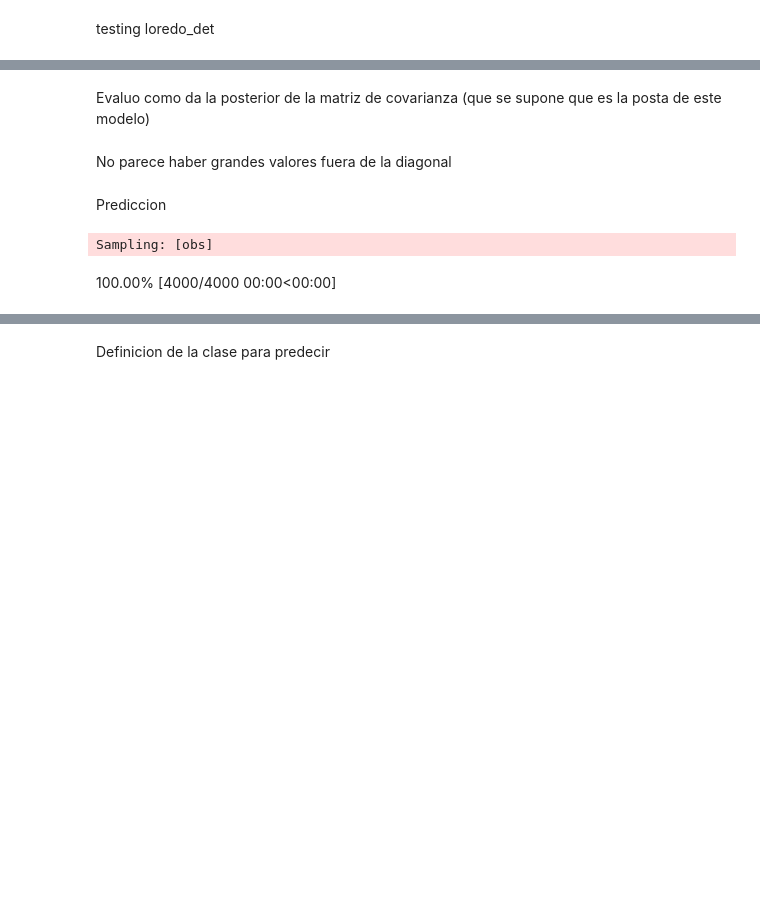
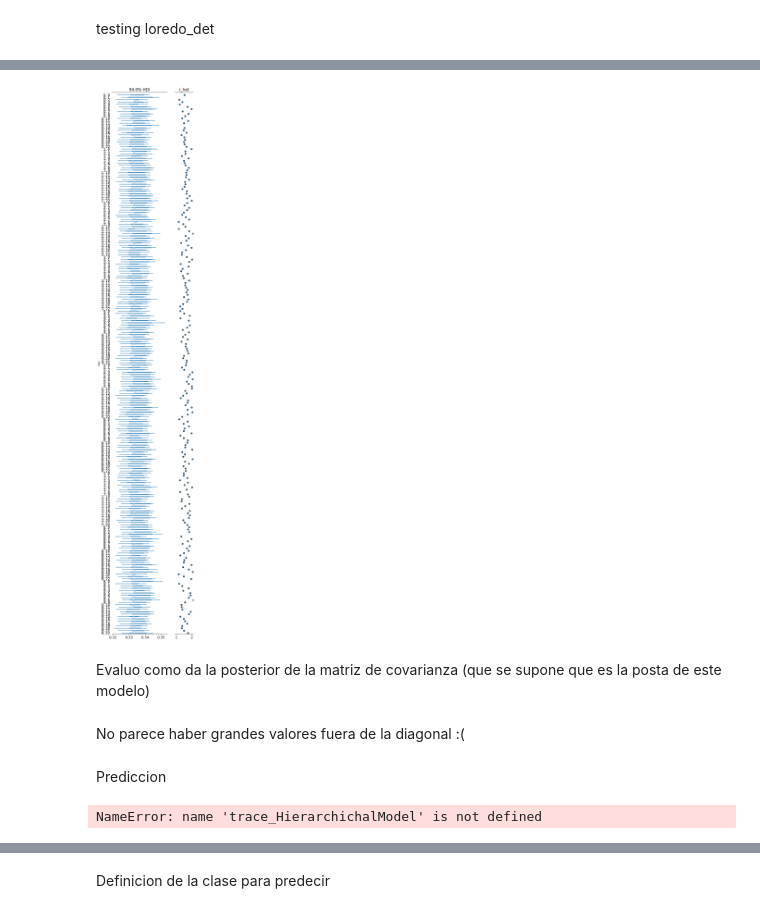
Before and after one commit to verderis/TimeSeries, a Jupyter notebook: loredo_2025 hierarchical.ipynb, the cells around one changed output, grey strips where cells are left out. Saved outputs shown, nothing was run; the diff lists cells and outputs as text; code cells hidden in the pictures; blank space fills up the shorter version.

```diff
--- a/loredo_2025 hierarchical.ipynb
+++ b/loredo_2025 hierarchical.ipynb
@@ -138,4 +133,6 @@ dataSubset.shape
 # %%
-coords = {'timeSeriesTrainlength': np.arange(dataSubset.shape[1]),
-          'pixels': np.arange(dataSubset.shape[0]),
-          'samplesPerYear': np.arange(23)}
+coords = {'timeSeriesTrainlength': np.arange(trainWindowLength),
+          'pixel': np.arange(nPixelsWindow),
+          'samplesPerYear': np.arange(samplesPerYear)}
+t = trainWindowLength
+selPixel = 4
@@ -263,3 +353,15 @@ Initializing NUTS using jitter+adapt_diag...
+# %%
+ax = az.plot_forest(
+    trace_HierarchichalModel,
+    var_names=["mus"],
+    r_hat=True,
+    combined=True,
+    figsize=(6, 40),
+    labeller=az.labels.NoVarLabeller(),
+)
+ax[0].set_ylabel("mus");
+# %% [output]
+[figure, added]
 # %% [markdown]
 Evaluo como da la posterior de la matriz de covarianza (que se supone que es la posta de este modelo)
 # %%
@@ -272,12 +374,11 @@ import plotly.express as px
 fig = px.imshow(cov_trace_mean)
 fig.show()
 # %% [markdown]
-No parece haber grandes valores fuera de la diagonal
+No parece haber grandes valores fuera de la diagonal :(
 # %% [markdown]
 Prediccion
 # %%
-with model:
-    ppc = pm.sample_posterior_predictive(trace, var_names=["obs"])
+with HierarchichalModel:
+    ppc_HierarchichalModel = pm.sample_posterior_predictive(trace_HierarchichalModel, var_names=["obs"])
 # %% [output]
-Sampling: [obs]
+NameError: name 'trace_HierarchichalModel' is not defined
-100.00% [4000/4000 00:00<00:00]
```
Also changed, not shown: parts of 45 cells of this notebook.
